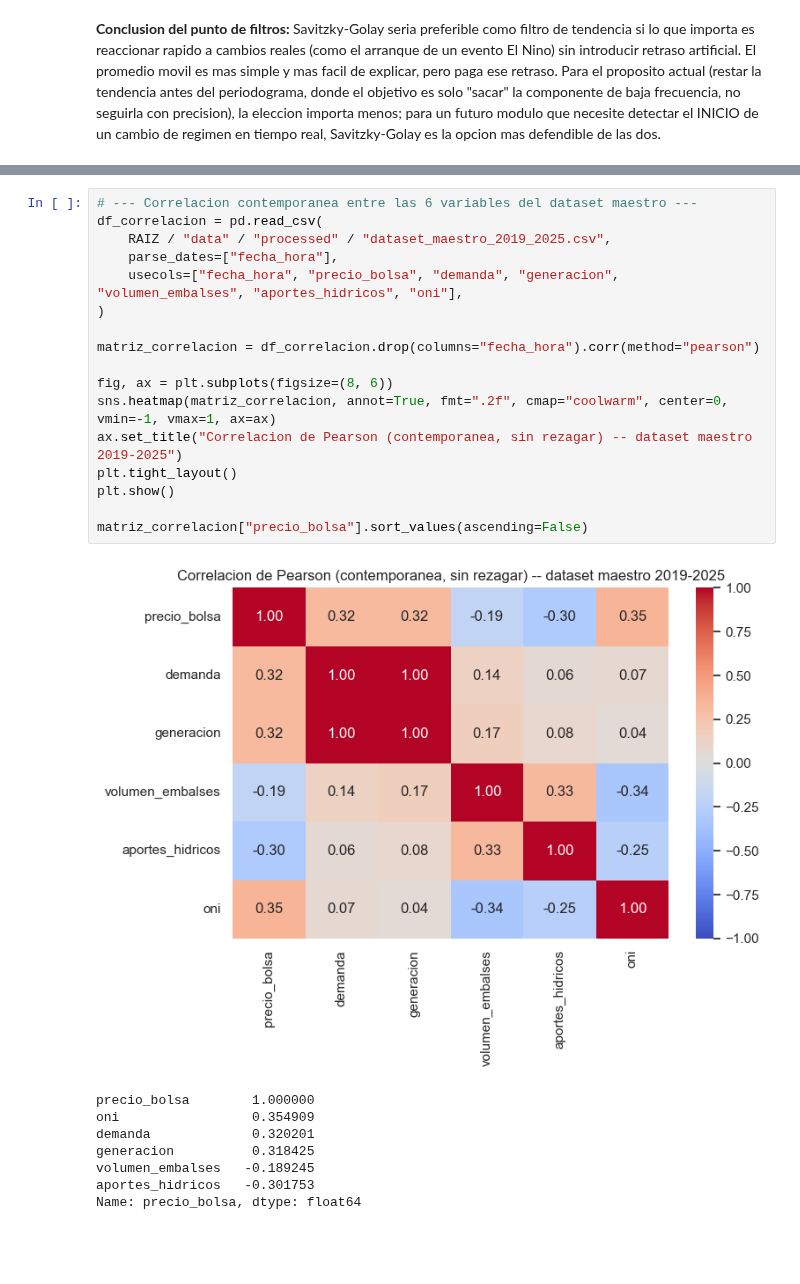
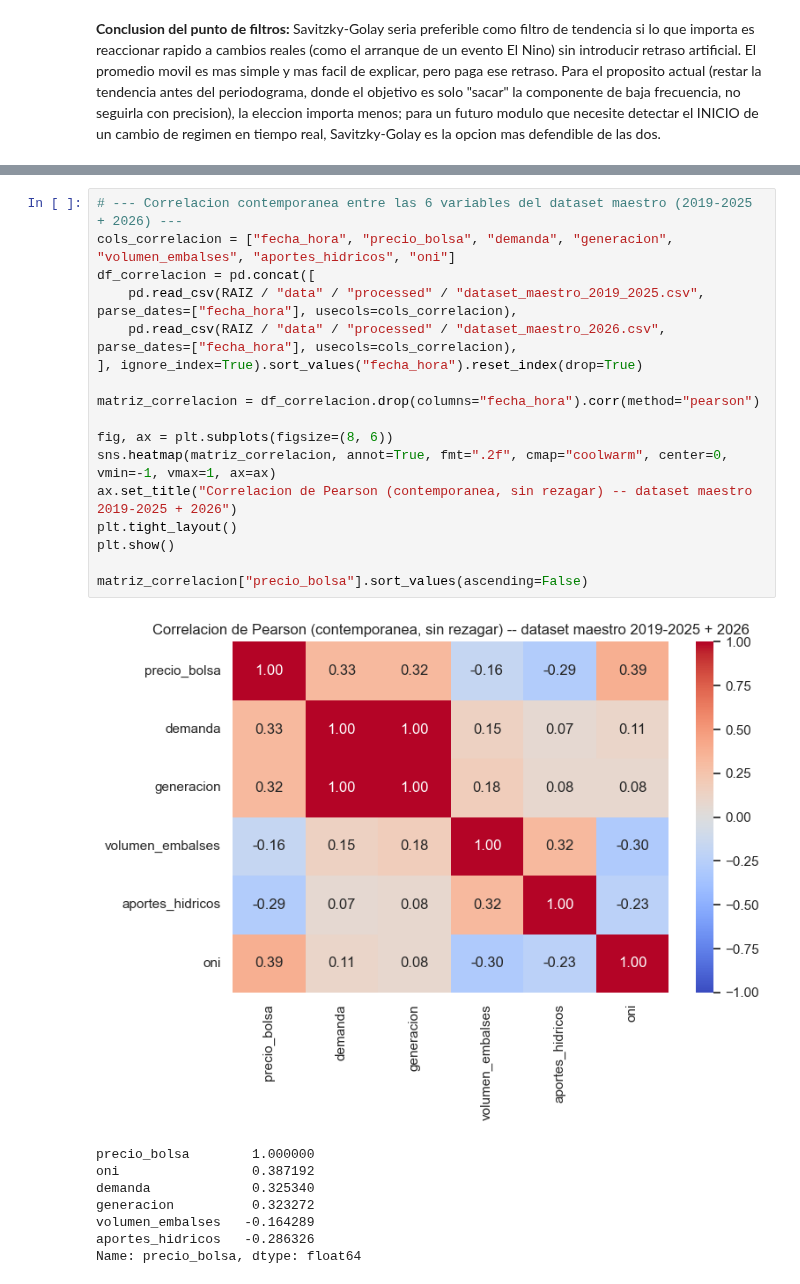
Before and after one commit to Ziskito/xm-spot-price-predictor, a Jupyter notebook: notebooks/03_cracterizacion_precio_juan.ipynb, the cells around one changed output, grey strips where cells are left out. Saved outputs shown, nothing was run; the diff lists cells and outputs as text; blank space fills up the shorter version.

```diff
--- a/notebooks/03_cracterizacion_precio_juan.ipynb
+++ b/notebooks/03_cracterizacion_precio_juan.ipynb
@@ -584,28 +588,28 @@ modelo (eso ya se maneja aparte, con el cuidado de fuga de datos, en `05_feature
 # %%
-# --- Correlacion contemporanea entre las 6 variables del dataset maestro ---
-df_correlacion = pd.read_csv(
-    RAIZ / "data" / "processed" / "dataset_maestro_2019_2025.csv",
-    parse_dates=["fecha_hora"],
-    usecols=["fecha_hora", "precio_bolsa", "demanda", "generacion", "volumen_embalses", "aportes_hidricos", "oni"],
-)
+# --- Correlacion contemporanea entre las 6 variables del dataset maestro (2019-2025 + 2026) ---
+cols_correlacion = ["fecha_hora", "precio_bolsa", "demanda", "generacion", "volumen_embalses", "aportes_hidricos", "oni"]
+df_correlacion = pd.concat([
+    pd.read_csv(RAIZ / "data" / "processed" / "dataset_maestro_2019_2025.csv", parse_dates=["fecha_hora"], usecols=cols_correlacion),
+    pd.read_csv(RAIZ / "data" / "processed" / "dataset_maestro_2026.csv", parse_dates=["fecha_hora"], usecols=cols_correlacion),
+], ignore_index=True).sort_values("fecha_hora").reset_index(drop=True)
 
 matriz_correlacion = df_correlacion.drop(columns="fecha_hora").corr(method="pearson")
 
 fig, ax = plt.subplots(figsize=(8, 6))
 sns.heatmap(matriz_correlacion, annot=True, fmt=".2f", cmap="coolwarm", center=0, vmin=-1, vmax=1, ax=ax)
-ax.set_title("Correlacion de Pearson (contemporanea, sin rezagar) -- dataset maestro 2019-2025")
+ax.set_title("Correlacion de Pearson (contemporanea, sin rezagar) -- dataset maestro 2019-2025 + 2026")
 plt.tight_layout()
 plt.show()
 
 matriz_correlacion["precio_bolsa"].sort_values(ascending=False)
 # %% [output]
-[figure, old version]
+[figure, new version]
 precio_bolsa        1.000000
-oni                 0.354909
-demanda             0.320201
-generacion          0.318425
-volumen_embalses   -0.189245
-aportes_hidricos   -0.301753
+oni                 0.387192
+demanda             0.325340
+generacion          0.323272
+volumen_embalses   -0.164289
+aportes_hidricos   -0.286326
 Name: precio_bolsa, dtype: float64
 # %%
 # --- Correlacion cruzada con rezago: en que momento la hidrologia se relaciona MAS con el precio ---
```
Also changed, not shown: parts of 17 cells of this notebook, 46 other files.
